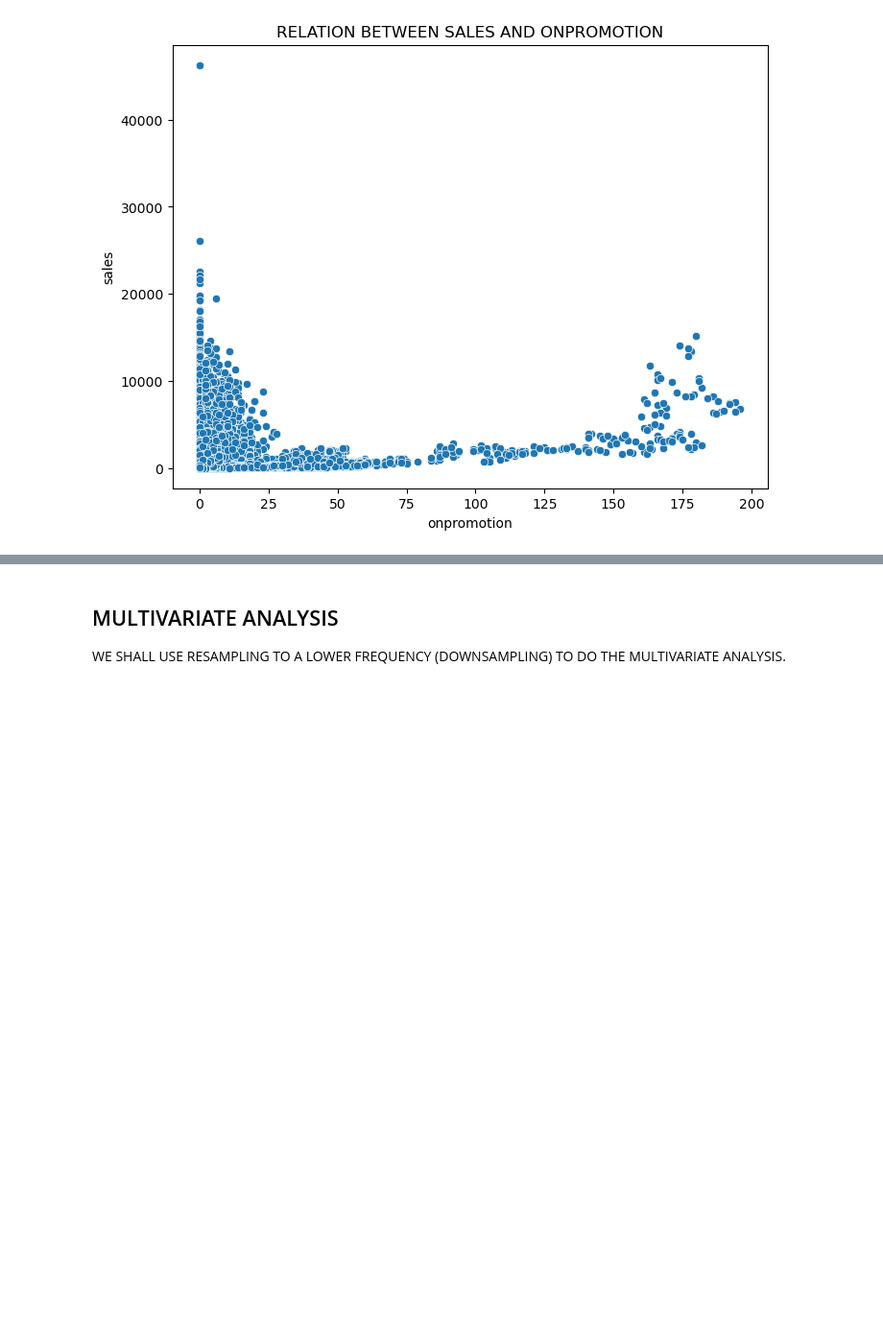
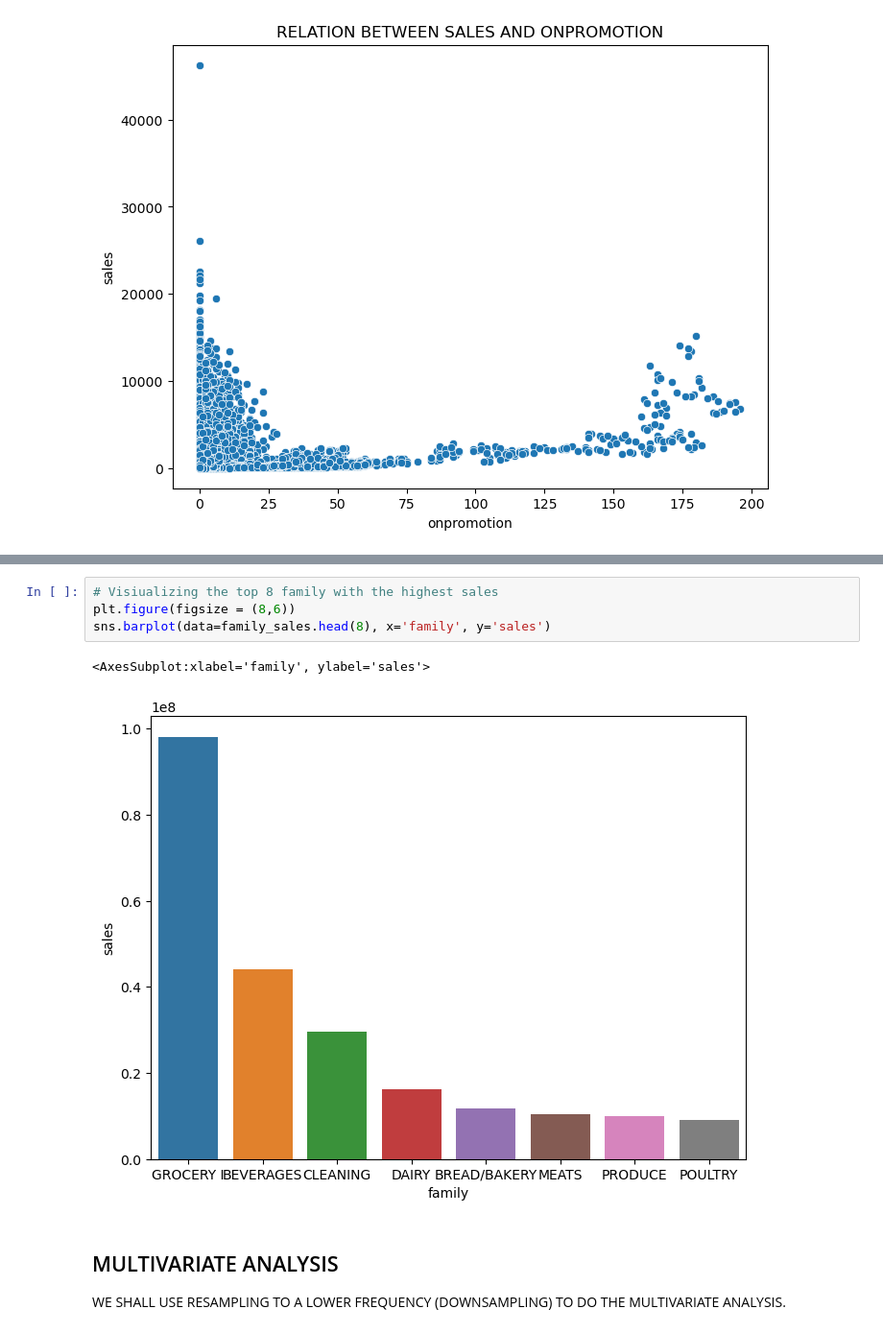
Before and after one commit to Christian-Iyke/LP-3_TIME_SERIES_REGRESSION_PROJECT, a Jupyter notebook: Time_Series_Regression_Project.ipynb, the cells around one changed output, grey strips where cells are left out. Shown at 96% size. Cells and saved outputs as stored; diff of their text form; blank space fills up the shorter version.

```diff
--- a/Time_Series_Regression_Project.ipynb
+++ b/Time_Series_Regression_Project.ipynb
@@ -678,3 +677,10 @@ Text(0.5, 1.0, 'RELATION BETWEEN SALES AND ONPROMOTION')
+# %%
+# Visiualizing the top 8 family with the highest sales
+plt.figure(figsize = (8,6))
+sns.barplot(data=family_sales.head(8), x='family', y='sales')
+# %% [output]
+<AxesSubplot:xlabel='family', ylabel='sales'>
+[figure, added]
 # %% [markdown]
 ## MULTIVARIATE ANALYSIS
 
```
Also changed, not shown: parts of 25 cells of this notebook.
